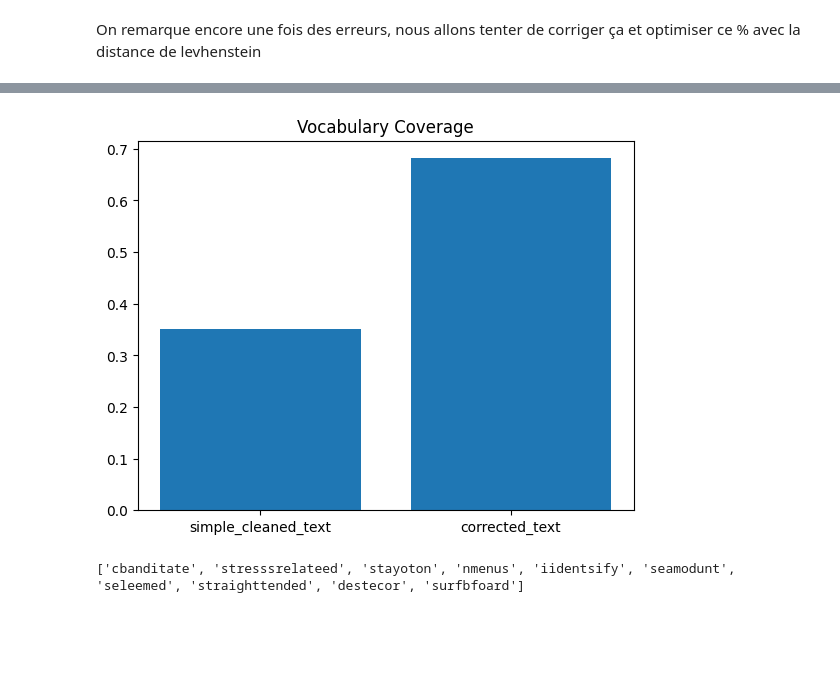
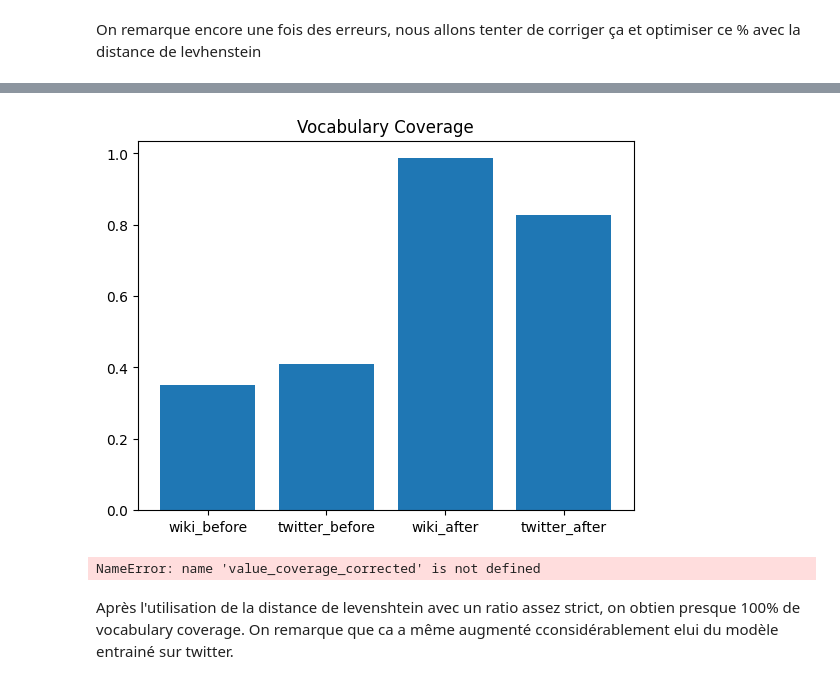
Before and after one commit to mlengineershub/LazyTeacher, a Jupyter notebook: eda.ipynb, the cells around one changed output, grey strips where cells are left out. Saved outputs shown, nothing was run; the diff lists cells and outputs as text; code cells hidden in the pictures; blank space fills up the shorter version.

Commit message:
tokenization analysis & levenshtein corrected, almost 100% coverage

```diff
--- a/eda.ipynb
+++ b/eda.ipynb
@@ -463,9 +454,16 @@ def correct_text(text: str,
         str: the corrected text
     """
 
-    for word, corrected_word in corrected_dict.items():
-        text = text.replace(word, corrected_word)
+    tokens = word_tokenize(text)
 
-    return text
+    for i, token in enumerate(tokens):
+        if token in corrected_dict:
+            tokens[i] = corrected_dict[token]
+
+    corrected_text = ' '.join(tokens)
+
+    return corrected_text
+# %%
+glove_corrected_dict = json.load(open('corrected_dict.json'))
 # %%
 df['corrected_text'] = df['simple_cleaned_text'].progress_apply(lambda x: correct_text(x, glove_corrected_dict))
@@ -472,12 +484,17 @@ df['corrected_text'] = df['simple_cleaned_text'].progress_apply(lambda x: correc
 # %%
-value_coverage_corrected = vocabulary_coverage_glove(df, 'corrected_text', glove)
+value_coverage_corrected = vocabulary_coverage_glove(df, 'corrected_text', glove_twitter)
-# %%
-plot_value_coverage([value_coverage, value_coverage_corrected], ['simple_cleaned_text', 'corrected_text'])
-# %% [output]
-[figure, removed]
-# %%
-print(list(value_coverage_corrected["words_not_in_glove"])[0:10])
-# %% [output]
-['cbanditate', 'stresssrelateed', 'stayoton', 'nmenus', 'iidentsify', 'seamodunt', 'seleemed', 'straighttended', 'destecor', 'surfbfoard']
+# %%
+value_coverage_wiki_corrected = vocabulary_coverage_glove(df, 'corrected_text', glove)
+# %%
+plot_value_coverage([value_coverage, value_coverage_twitter, value_coverage_wiki_corrected, value_coverage_corrected],
+                    ['wiki_before', 'twitter_before', 'wiki_after', 'twitter_after'])
+# %% [output]
+[figure, added]
+# %%
+print(f"Some examples of remaining words not recognized by the model:\n{list(value_coverage_wiki_corrected['words_not_in_glove'])[:10]}")
+# %% [output]
+NameError: name 'value_coverage_corrected' is not defined
 # %%
 df.to_csv('train_cleaned.csv', index=False)
+# %% [markdown]
+Après l'utilisation de la distance de levenshtein avec un ratio assez strict, on obtien presque 100% de vocabulary coverage. On remarque que ca a même augmenté cconsidérablement elui du modèle entrainé sur twitter.
```
Also changed, not shown: parts of 38 cells of this notebook.
